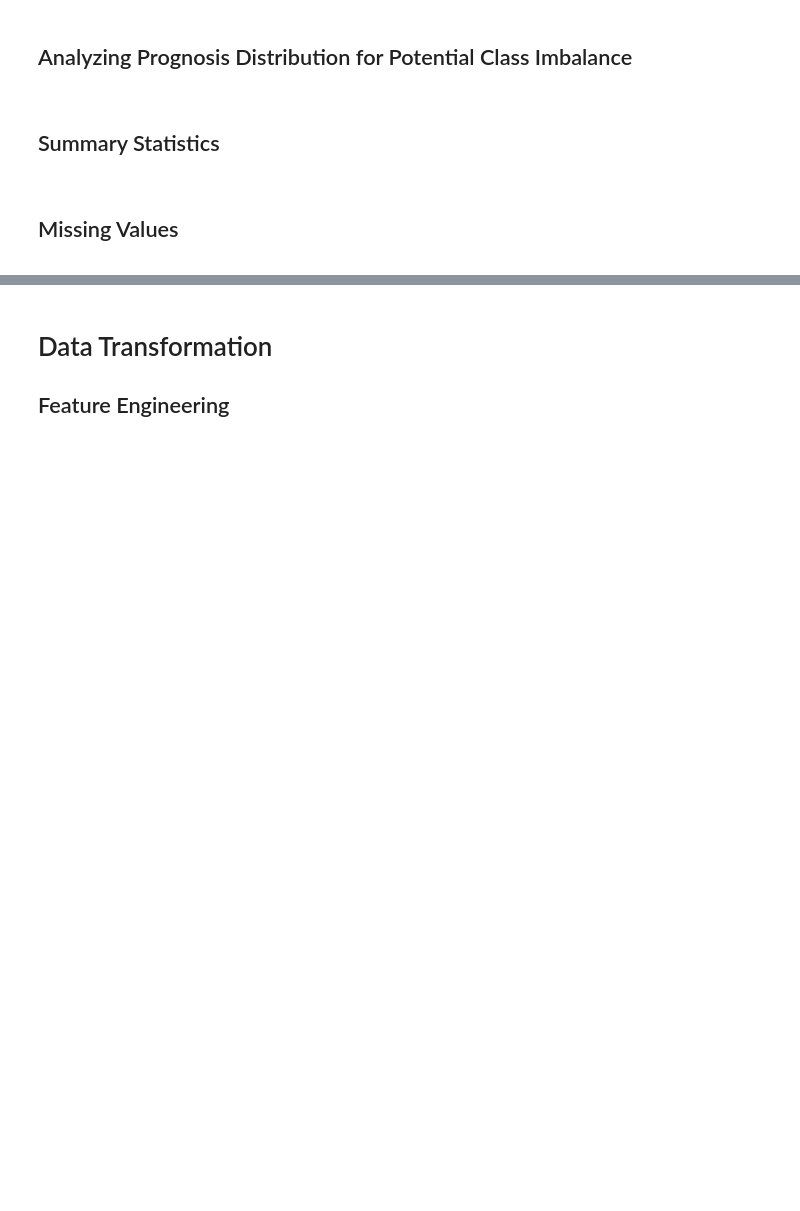
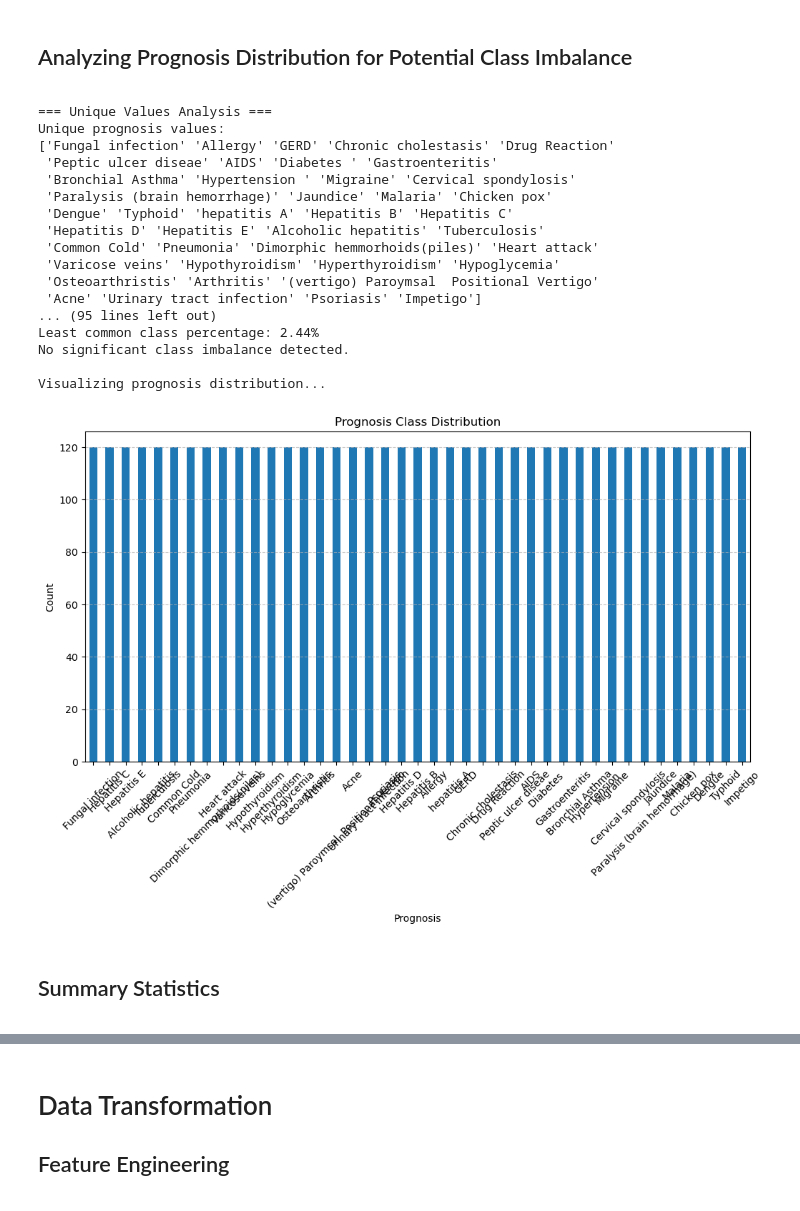
Before and after one commit to franklinen/disease_prediction, a Jupyter notebook: exploratory_analysis.ipynb, the cells around one changed output, grey strips where cells are left out. Cells and saved outputs as stored; diff of their text form; code cells hidden in the pictures; blank space fills up the shorter version.

Commit message:
adds initial exploration and data transformation code

```diff
--- a/exploratory_analysis.ipynb
+++ b/exploratory_analysis.ipynb
@@ -75,0 +146,15 @@ test_data = read_test_data("data/Testing.csv")
+# %%
+# Check for null values
+print("\n=== Null Value Analysis ===")
+null_values = train_data.isnull().sum()
+print(null_values)
+
+# Drop columns with null values and print the cleaned dataset
+train_cleaned_columns = train_data.dropna(axis=1)
+print("\nColumns after dropping those with null values:")
+print(train_cleaned_columns.columns)
+
+# Check again for null values in the cleaned dataset
+print("\nNull values in the cleaned dataset:")
+null_values_cleaned = train_cleaned_columns.isnull().sum()
+print(null_values_cleaned)
@@ -76,9 +179,63 @@ test_data = read_test_data("data/Testing.csv")
 # %% [markdown]
 ## Analyzing Prognosis Distribution for Potential Class Imbalance
 <a id="class-imbalance-analysis"></a>
+# %%
+# Get unique prognosis values
+print("\n=== Unique Values Analysis ===")
+unique_prognosis = train_cleaned_columns["prognosis"].unique()
+print("Unique prognosis values:")
+print(unique_prognosis)
+
+# Analyze prognosis distribution for class imbalance
+print("\n=== Prognosis Distribution Analysis ===")
+prognosis_counts = train_cleaned_columns["prognosis"].value_counts()
+prognosis_percentage = train_cleaned_columns["prognosis"].value_counts(normalize=True) * 100
+
+print("\nPrognosis counts (absolute):")
+print(prognosis_counts)
+print("\nPrognosis percentage distribution:")
+print(prognosis_percentage)
+
+# Check for class imbalance
+print("\nClass imbalance analysis:")
+max_class_percentage = prognosis_percentage.max()
+min_class_percentage = prognosis_percentage.min()
+print(f"Most common class percentage: {max_class_percentage:.2f}%")
+print(f"Least common class percentage: {min_class_percentage:.2f}%")
+if max_class_percentage / min_class_percentage > 2:
+    print("Potential class imbalance detected.")
+else:
+    print("No significant class imbalance detected.")
+
+# Visualize prognosis distribution
+print("\nVisualizing prognosis distribution...")
+plt.figure(figsize=(12, 6))
+prognosis_counts.plot(kind="bar")
+plt.title("Prognosis Class Distribution")
+plt.xlabel("Prognosis")
+plt.ylabel("Count")
+plt.xticks(rotation=45)
+plt.grid(axis="y", linestyle="--", alpha=0.7)
+plt.show()
+# %% [output]
+=== Unique Values Analysis ===
+Unique prognosis values:
+['Fungal infection' 'Allergy' 'GERD' 'Chronic cholestasis' 'Drug Reaction'
+ 'Peptic ulcer diseae' 'AIDS' 'Diabetes ' 'Gastroenteritis'
+ 'Bronchial Asthma' 'Hypertension ' 'Migraine' 'Cervical spondylosis'
+ 'Paralysis (brain hemorrhage)' 'Jaundice' 'Malaria' 'Chicken pox'
+ 'Dengue' 'Typhoid' 'hepatitis A' 'Hepatitis B' 'Hepatitis C'
+ 'Hepatitis D' 'Hepatitis E' 'Alcoholic hepatitis' 'Tuberculosis'
+ 'Common Cold' 'Pneumonia' 'Dimorphic hemmorhoids(piles)' 'Heart attack'
+ 'Varicose veins' 'Hypothyroidism' 'Hyperthyroidism' 'Hypoglycemia'
+ 'Osteoarthristis' 'Arthritis' '(vertigo) Paroymsal  Positional Vertigo'
+ 'Acne' 'Urinary tract infection' 'Psoriasis' 'Impetigo']
+... (95 lines left out)
+Least common class percentage: 2.44%
+No significant class imbalance detected.
+
+Visualizing prognosis distribution...
+[figure, added]
 # %% [markdown]
 ## Summary Statistics
 <a id="Summary-Statistics"></a>
-# %% [markdown]
-## Missing Values
-<a id="Missing-Values"></a>
```
Also changed, not shown: parts of 8 cells of this notebook.
